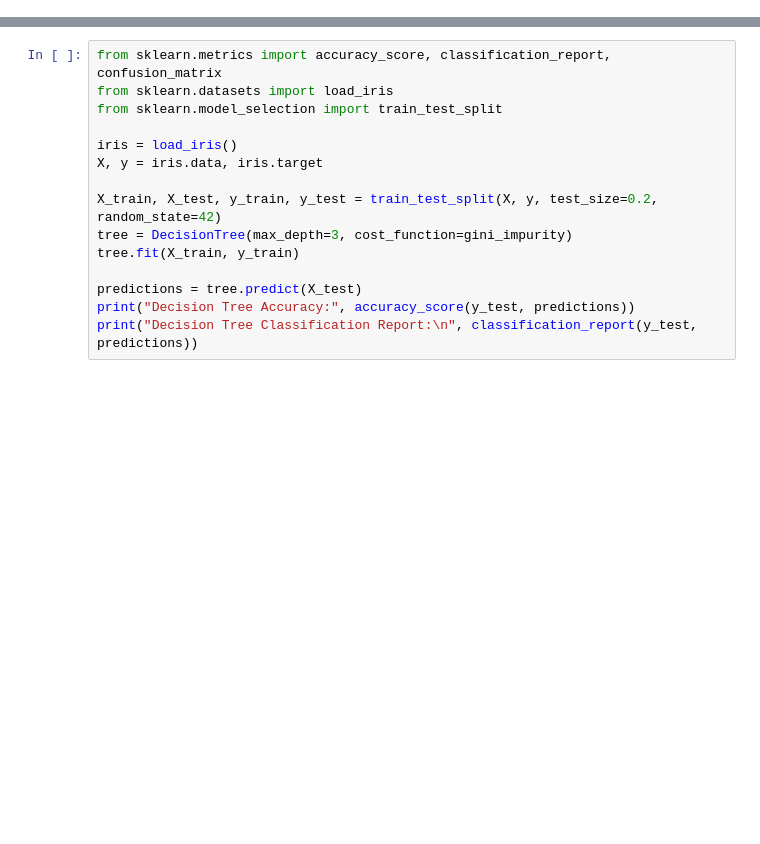
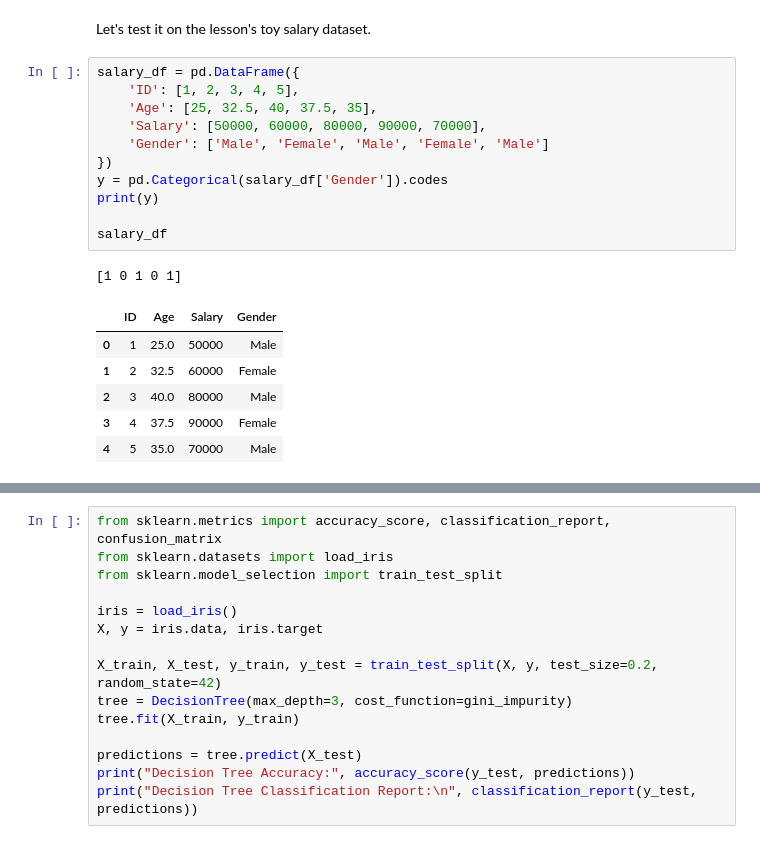
Before and after one commit to adamd1985/Lectures_On_MLAI, a Jupyter notebook: 4_7_DecisionTrees_Lecture.ipynb, the cells around one changed output, grey strips where cells are left out. Drawn from its saved outputs; the diff is of its cells as text; blank space fills up the shorter version.

```diff
--- a/4_7_DecisionTrees_Lecture.ipynb
+++ b/4_7_DecisionTrees_Lecture.ipynb
@@ -10,0 +76,21 @@ import matplotlib.pyplot as plt
+# %% [markdown]
+Let's test it on the lesson's toy salary dataset.
+# %%
+salary_df = pd.DataFrame({
+    'ID': [1, 2, 3, 4, 5],
+    'Age': [25, 32.5, 40, 37.5, 35],
+    'Salary': [50000, 60000, 80000, 90000, 70000],
+    'Gender': ['Male', 'Female', 'Male', 'Female', 'Male']
+})
+y = pd.Categorical(salary_df['Gender']).codes
+print(y)
+
+salary_df
+# %% [output]
+[1 0 1 0 1]
+|  | ID | Age | Salary | Gender |
+| 0 | 1 | 25.0 | 50000 | Male |
+| 1 | 2 | 32.5 | 60000 | Female |
+| 2 | 3 | 40.0 | 80000 | Male |
+| 3 | 4 | 37.5 | 90000 | Female |
+| 4 | 5 | 35.0 | 70000 | Male |
```
Also changed, not shown: parts of 29 cells of this notebook.
